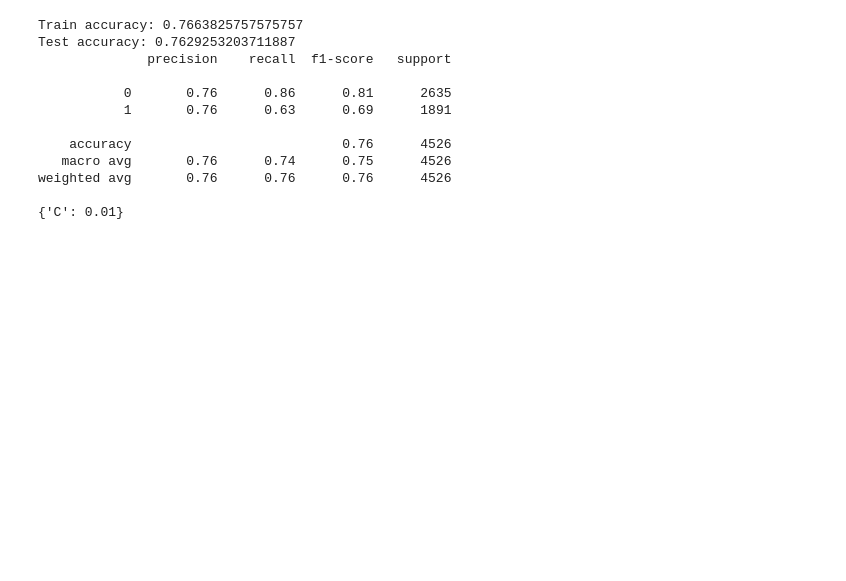
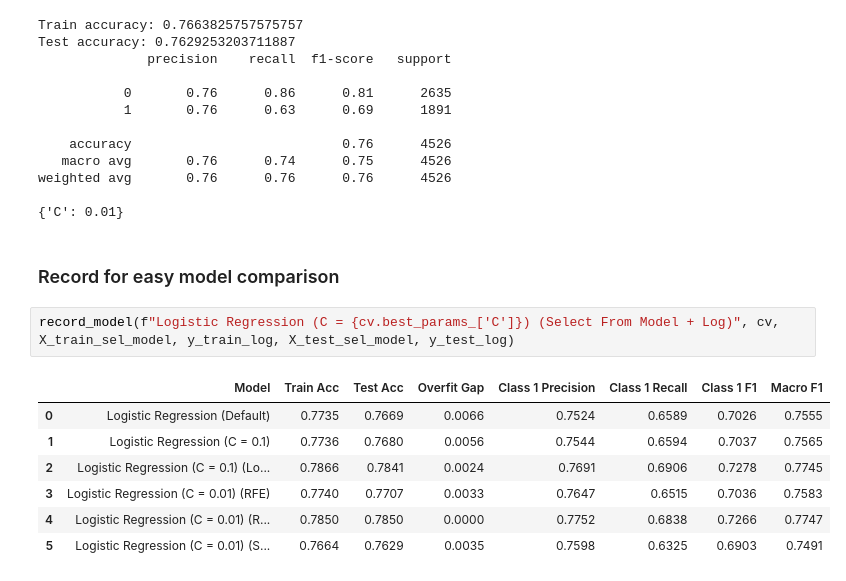
Before and after one commit to Matsuzaki-Yuta/CAB330_Assignment1, a Jupyter notebook: models/regression.ipynb, the cells around one changed output. Saved outputs shown, nothing was run; the diff lists cells and outputs as text; blank space fills up the shorter version.

```diff
--- a/models/regression.ipynb
+++ b/models/regression.ipynb
@@ -542,3 +578,15 @@ Test accuracy: 0.7629253203711887
 weighted avg       0.76      0.76      0.76      4526
 
 {'C': 0.01}
+# %% [markdown]
+### Record for easy model comparison
+# %%
+record_model(f"Logistic Regression (C = {cv.best_params_['C']}) (Select From Model + Log)", cv, X_train_sel_model, y_train_log, X_test_sel_model, y_test_log)
+# %% [output]
+|  | Model | Train Acc | Test Acc | Overfit Gap | Class 1 Precision | Class 1 Recall | Class 1 F1 | Macro F1 |
+| 0 | Logistic Regression (Default) | 0.7735 | 0.7669 | 0.0066 | 0.7524 | 0.6589 | 0.7026 | 0.7555 |
+| 1 | Logistic Regression (C = 0.1) | 0.7736 | 0.7680 | 0.0056 | 0.7544 | 0.6594 | 0.7037 | 0.7565 |
+| 2 | Logistic Regression (C = 0.1) (Lo... | 0.7866 | 0.7841 | 0.0024 | 0.7691 | 0.6906 | 0.7278 | 0.7745 |
+| 3 | Logistic Regression (C = 0.01) (RFE) | 0.7740 | 0.7707 | 0.0033 | 0.7647 | 0.6515 | 0.7036 | 0.7583 |
+| 4 | Logistic Regression (C = 0.01) (R... | 0.7850 | 0.7850 | 0.0000 | 0.7752 | 0.6838 | 0.7266 | 0.7747 |
+| 5 | Logistic Regression (C = 0.01) (S... | 0.7664 | 0.7629 | 0.0035 | 0.7598 | 0.6325 | 0.6903 | 0.7491 |
```
Also changed, not shown: parts of 19 cells of this notebook.
